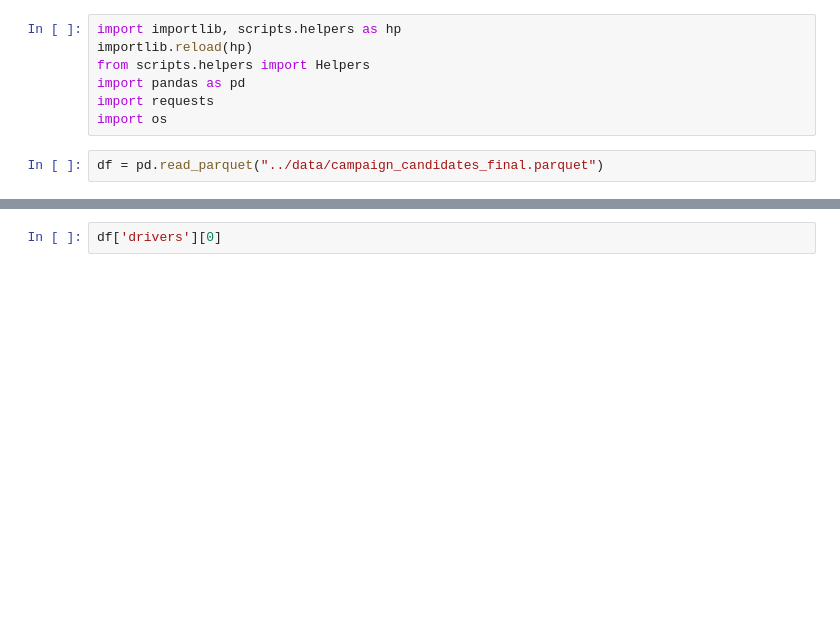
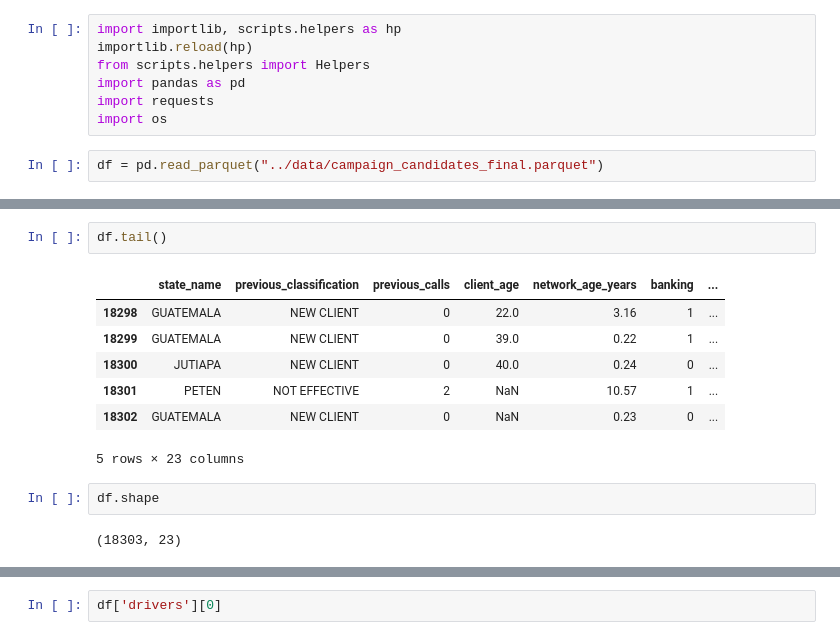
Before and after one commit to Medicenchapin/AWS_Repository, a Jupyter notebook: telemarketing_assistant/notebooks/3_baseline.ipynb, the cells around one changed output, grey strips where cells are left out. Saved outputs shown, nothing was run; the diff lists cells and outputs as text; blank space fills up the shorter version.

```diff
--- a/telemarketing_assistant/notebooks/3_baseline.ipynb
+++ b/telemarketing_assistant/notebooks/3_baseline.ipynb
@@ -38,0 +40,14 @@ df.head()
+# %%
+df.tail()
+# %% [output]
+|  | state_name | previous_classification | previous_calls | client_age | network_age_years | banking | ... |
+| 18298 | GUATEMALA | NEW CLIENT | 0 | 22.0 | 3.16 | 1 | ... |
+| 18299 | GUATEMALA | NEW CLIENT | 0 | 39.0 | 0.22 | 1 | ... |
+| 18300 | JUTIAPA | NEW CLIENT | 0 | 40.0 | 0.24 | 0 | ... |
+| 18301 | PETEN | NOT EFFECTIVE | 2 | NaN | 10.57 | 1 | ... |
+| 18302 | GUATEMALA | NEW CLIENT | 0 | NaN | 0.23 | 0 | ... |
+5 rows × 23 columns
+# %%
+df.shape
+# %% [output]
+(18303, 23)
```
Also changed, not shown: parts of 5 cells of this notebook.
